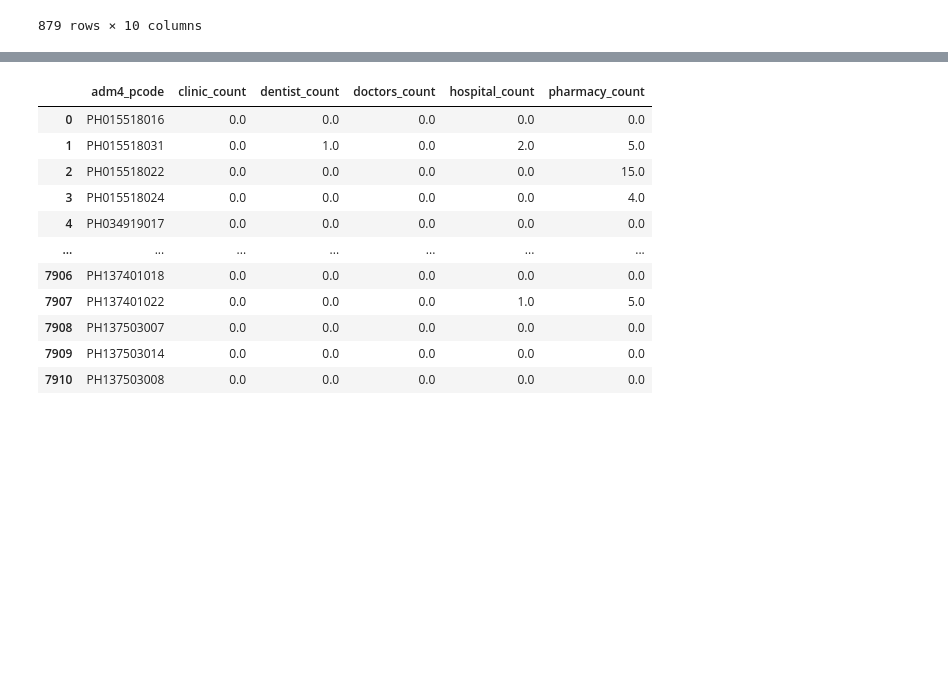
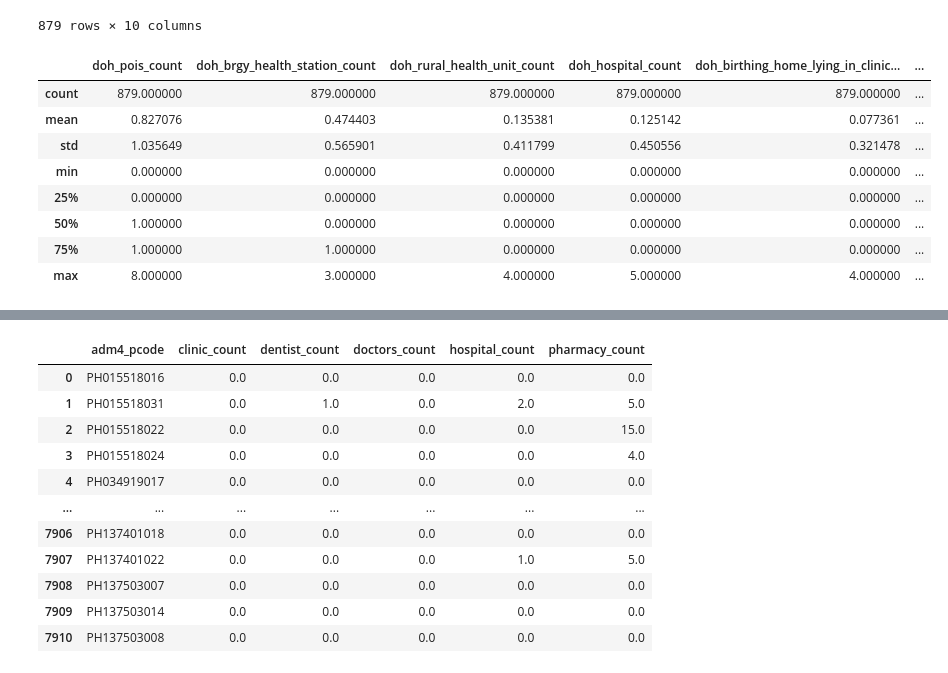
Before and after one commit to riane-casumlum/econ138-capstone, a Jupyter notebook: capstone_casumlum&cosico&giron.ipynb, the cells around one changed output, grey strips where cells are left out. Cells and saved outputs as stored; diff of their text form; code cells hidden in the pictures; blank space fills up the shorter version.

```diff
--- a/capstone_casumlum&cosico&giron.ipynb
+++ b/capstone_casumlum&cosico&giron.ipynb
@@ -298,3 +324,16 @@ doh_count
 | 877 | PH137503014 | 2.0 | 0.0 | 1.0 | 0.0 | ... |
 | 878 | PH137503008 | 1.0 | 0.0 | 1.0 | 0.0 | ... |
 879 rows × 10 columns
+# %%
+# Summary statistics
+doh_count.describe()
+# %% [output]
+|  | doh_pois_count | doh_brgy_health_station_count | doh_rural_health_unit_count | doh_hospital_count | doh_birthing_home_lying_in_clinic... | ... |
+| count | 879.000000 | 879.000000 | 879.000000 | 879.000000 | 879.000000 | ... |
+| mean | 0.827076 | 0.474403 | 0.135381 | 0.125142 | 0.077361 | ... |
+| std | 1.035649 | 0.565901 | 0.411799 | 0.450556 | 0.321478 | ... |
+| min | 0.000000 | 0.000000 | 0.000000 | 0.000000 | 0.000000 | ... |
+| 25% | 0.000000 | 0.000000 | 0.000000 | 0.000000 | 0.000000 | ... |
+| 50% | 1.000000 | 0.000000 | 0.000000 | 0.000000 | 0.000000 | ... |
+| 75% | 1.000000 | 1.000000 | 0.000000 | 0.000000 | 0.000000 | ... |
+| max | 8.000000 | 3.000000 | 4.000000 | 5.000000 | 4.000000 | ... |
```
Also changed, not shown: parts of 9 cells of this notebook.
